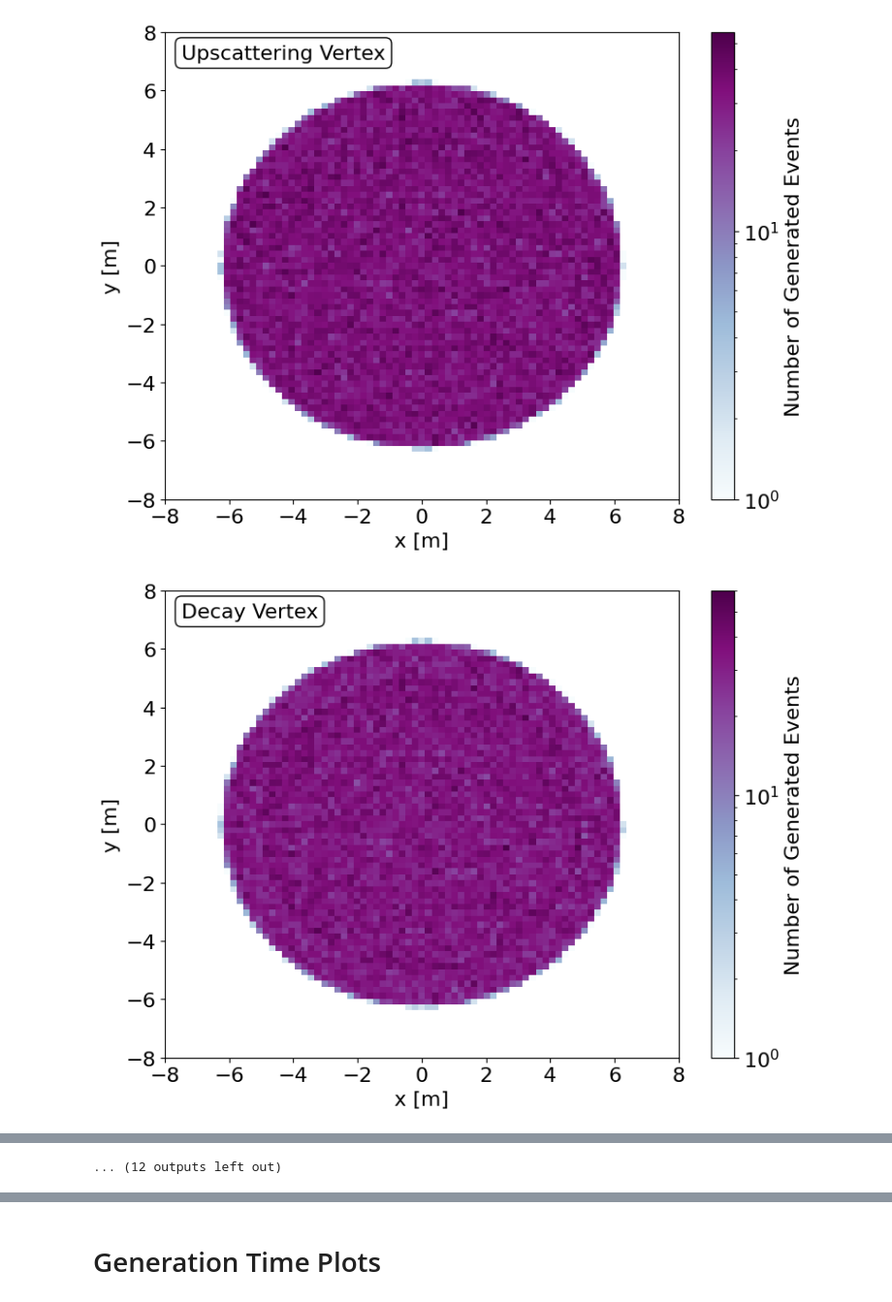
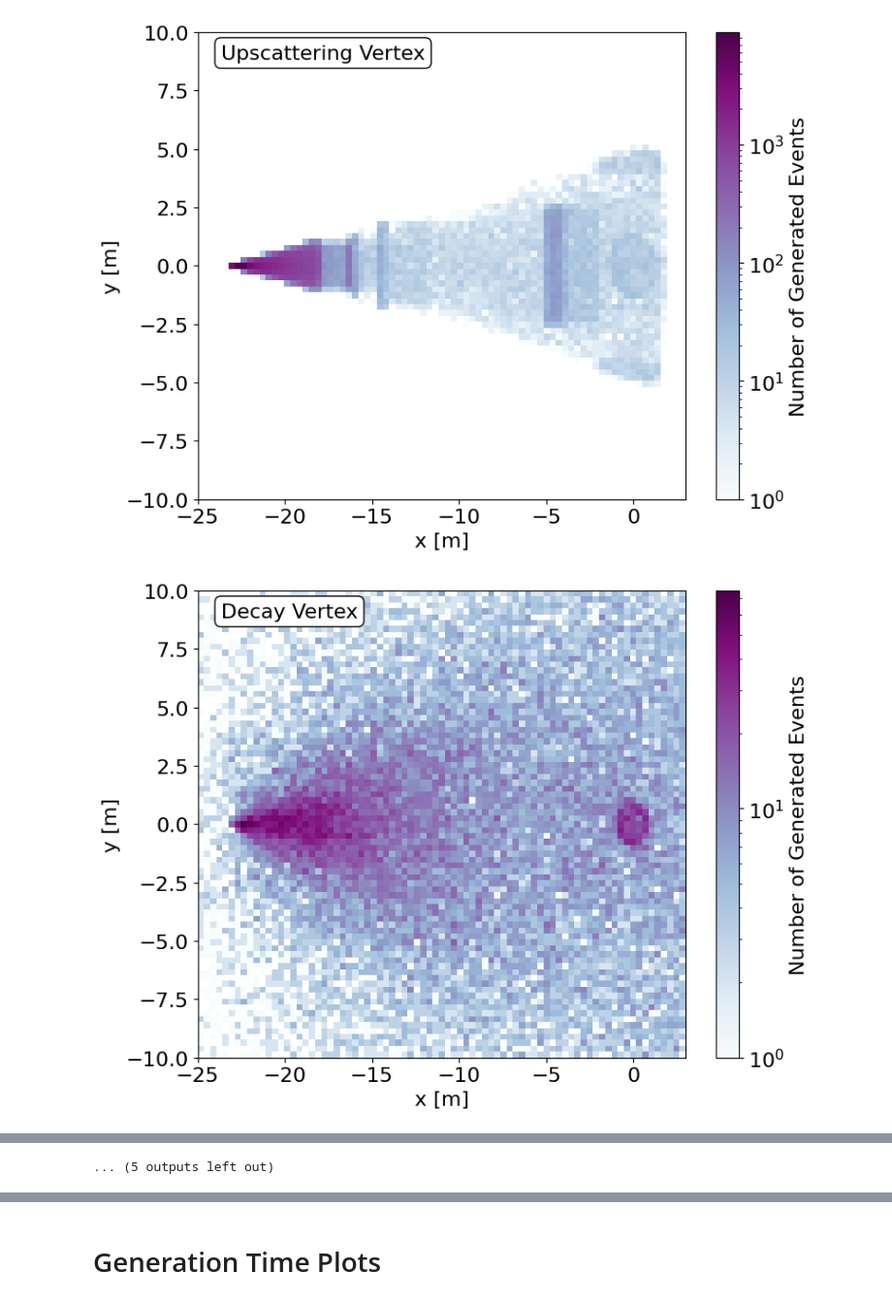
Before and after one commit to Harvard-Neutrino/SIREN, a Jupyter notebook: resources/Examples/Example2/PaperPlots.ipynb, the cells around one changed output, grey strips where cells are left out. Shown at 97% size. Cells and saved outputs as stored; diff of their text form; code cells hidden in the pictures.

Commit message:
Updates to notebooks, new misc paper plots notebook, add one pybinding to InteractionCollection

```diff
--- a/resources/Examples/Example2/PaperPlots.ipynb
+++ b/resources/Examples/Example2/PaperPlots.ipynb
@@ -9,8 +9,8 @@ import os
 try: os.mkdir("figures")
 except FileExistsError: pass
 # %%
-filename = {"MINERvA":"MINERvA_Dipole_M4.70e-01_mu2.50e-06_example.parquet",
-            "MiniBooNE":"MiniBooNE_Dipole_M4.70e-01_mu2.50e-06_example.parquet",
+filename = {"MiniBooNE":"MiniBooNE_Dipole_M4.70e-01_mu2.50e-06_example.parquet",
+            "MINERvA":"MINERvA_Dipole_M4.70e-01_mu2.50e-06_example.parquet",
             "CCM":"CCM_Dipole_M2.35e-02_mu6.00e-07_example.parquet"}
 
 POT = {"MINERvA":12.2e20,
@@ -53,26 +53,26 @@ def plot_kinematics(data,POT,Emax,axis,ylim_E=None,ylim_C=None,nbins=30,savestr=
     # ax[0].set_prop_cycle(color=['red', 'green', 'blue', 'orange'])
     # ax[1].set_prop_cycle(color=['red', 'green', 'blue', 'orange'])
 
-    dec_flag = data["primary_type"]=="ParticleType.N4"
+    dec_flag = data["primary_type"]==5914
     fid_flag = data["in_fiducial"][dec_flag]
 
     # initial nu
-    nu_flag = data["primary_type"]=="ParticleType.NuMu"
+    nu_flag = data["primary_type"]==14
     nu_momenta = np.squeeze(data["primary_momentum"][nu_flag])
 
     # N
-    N_flag = data["primary_type"]=="ParticleType.N4"
+    N_flag = data["primary_type"]==5914
     N_momenta = np.squeeze(data["primary_momentum"][N_flag])
 
     # gamma
-    gamma_flag = data["secondary_types"]=='ParticleType.Gamma'
+    gamma_flag = data["secondary_types"]==22
     gamma_momenta = data["secondary_momenta"][gamma_flag]
     # mask out entries that are not gamma
     gamma_momenta = awk.mask(gamma_momenta, awk.num(gamma_momenta,axis=2)>0)
     gamma_momenta = np.squeeze(gamma_momenta[~awk.is_none(gamma_momenta,axis=1)])
 
     # nu out
-    nuout_flag = data["secondary_types"]=='ParticleType.NuLight'
+    nuout_flag = data["secondary_types"]==5910
     nuout_momenta = data["secondary_momenta"][nuout_flag]
     # mask out entries that are not nuout
     nuout_momenta = awk.mask(nuout_momenta, awk.num(nuout_momenta,axis=2)>0)
@@ -178,7 +178,7 @@ def position_plot(x,y,bins,labelx,labely,title):
 
 def plot_positions(data,range1,range2,slice1="x",slice2="y",savestr=None):
 
-    dec_flag = data["primary_type"]=="ParticleType.N4"
+    dec_flag = data["primary_type"]==5914
     fid_flag = data["in_fiducial"][dec_flag]
 
     fid_vertex = data["vertex"][data["in_fiducial"]][fid_flag]
@@ -226,7 +226,7 @@ def plot_positions(data,range1,range2,slice1="x",slice2="y",savestr=None):
     plt.show()
 # %%
 for k in filename.keys():
-    #if k!="MiniBooNE": continue
+    if k=="MINERvA": continue
     data = awk.from_parquet("output/"+filename[k])
     plot_kinematics(data,POT[k],Emax[k],axis[k],ylim_E[k],ylim_C[k],savestr="figures/%s"%k)
     plot_positions(data,xrange[k],yrange[k],savestr="figures/%s"%k)
@@ -247,2 +247,2 @@ for k in filename.keys():
-[figure, old version]
+[figure, new version]
-[figure, old version]
+[figure, new version]
@@ -251 +251 @@ for k in filename.keys():
-... (12 outputs left out)
+... (5 outputs left out)
```
Also changed, not shown: parts of 4 cells of this notebook, 3 other files.
